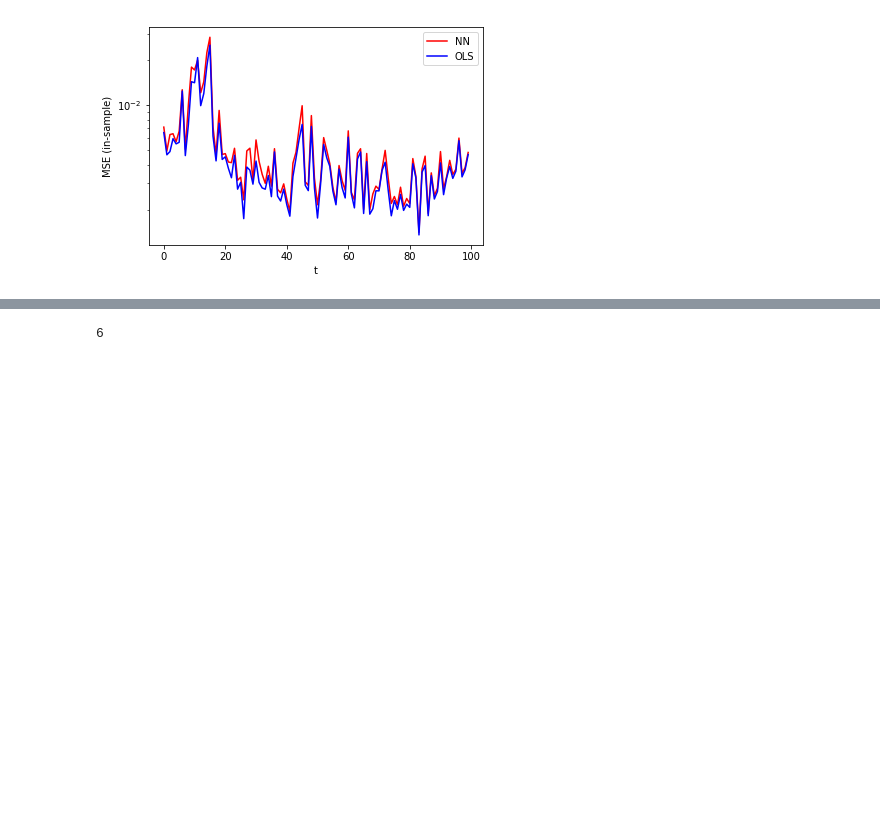
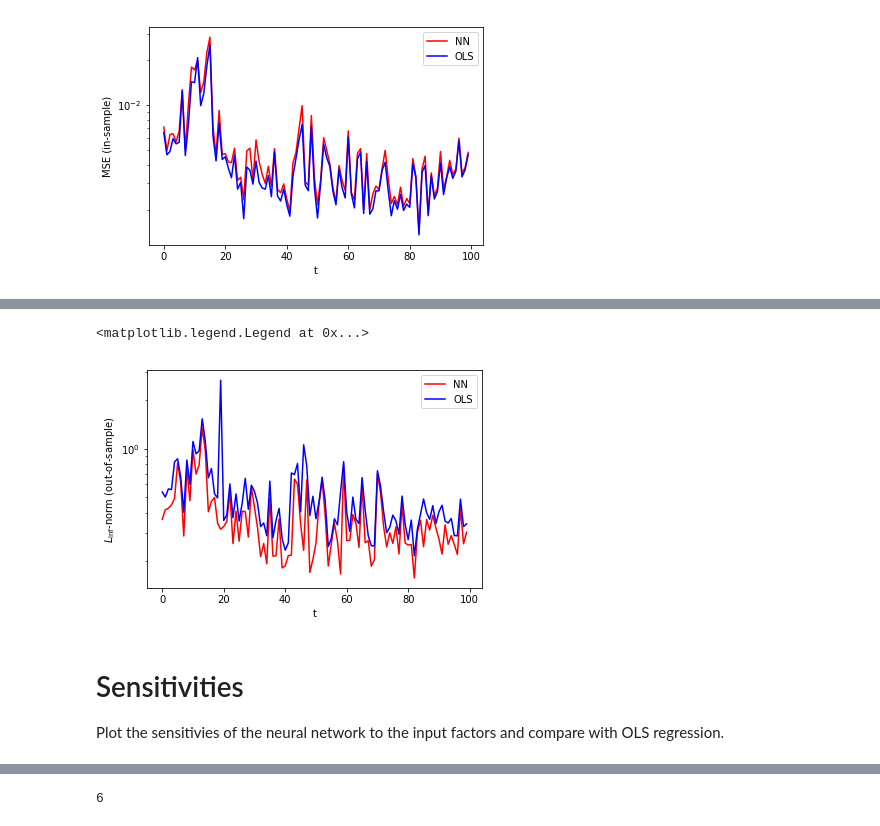
Before and after one commit to mfrdixon/ML_Finance_Codes, a Jupyter notebook: Chapter5-Interpretability/ML_in_Finance-Deep-Factor-Models.ipynb, the cells around one changed output, grey strips where cells are left out. Cells and saved outputs as stored; diff of their text form; code cells hidden in the pictures; blank space fills up the shorter version.

```diff
--- a/Chapter5-Interpretability/ML_in_Finance-Deep-Factor-Models.ipynb
+++ b/Chapter5-Interpretability/ML_in_Finance-Deep-Factor-Models.ipynb
@@ -258,3 +262,16 @@ for i in range(training_periods):
 print("MSE:" + str(MSE/training_periods))
 # %% [output]
 MSE:0.004573922402548681
+# %%
+# Evaluate L_inf norm of OLS out-of-sample
+inf_norm = 0
+y_hat_linear = []
+inf_norm_linear_out=np.array([0]*training_periods,dtype='float64')
+for i in range(training_periods):
+    x= sm.add_constant(xs['test'][i].values)
+    y_hat_linear.append(models['linear'][i].predict(x))
+    inf_norm_linear= np.max(np.abs(y_hat_linear[-1]- ys['test'][i].values))
+    #print(i,inf_norm_linear)
+    inf_norm_linear_out[i]=inf_norm_linear
+    inf_norm+=inf_norm_linear
+print("inf-norm:" + str(inf_norm/training_periods))
@@ -311,3 +385,16 @@ plt.legend()
+# %%
+plt.plot(inf_norm_test_NN, color='red', label='NN')
+plt.yscale('log')
+plt.plot(inf_norm_linear_out, color='blue', label='OLS')
+plt.ylabel('$L_\inf$-norm (out-of-sample)')
+plt.xlabel('t')
+plt.legend()
+# %% [output]
+<matplotlib.legend.Legend at 0x...>
+[figure, added]
+# %% [markdown]
+# Sensitivities
+Plot the sensitivies of the neural network to the input factors and compare with OLS regression.
 # %%
 betas['NN'][i][0][1:]
 # %% [output]
```
Also changed, not shown: parts of 24 cells of this notebook.
